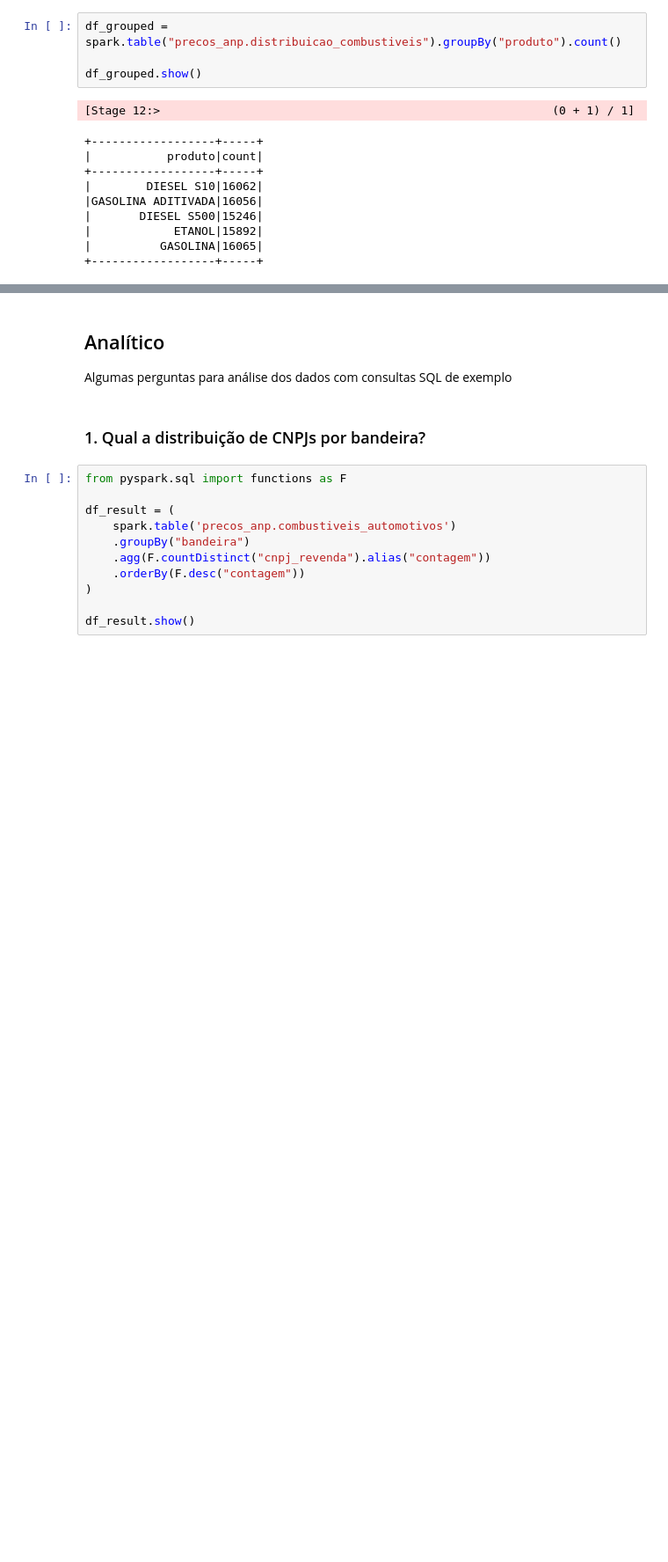
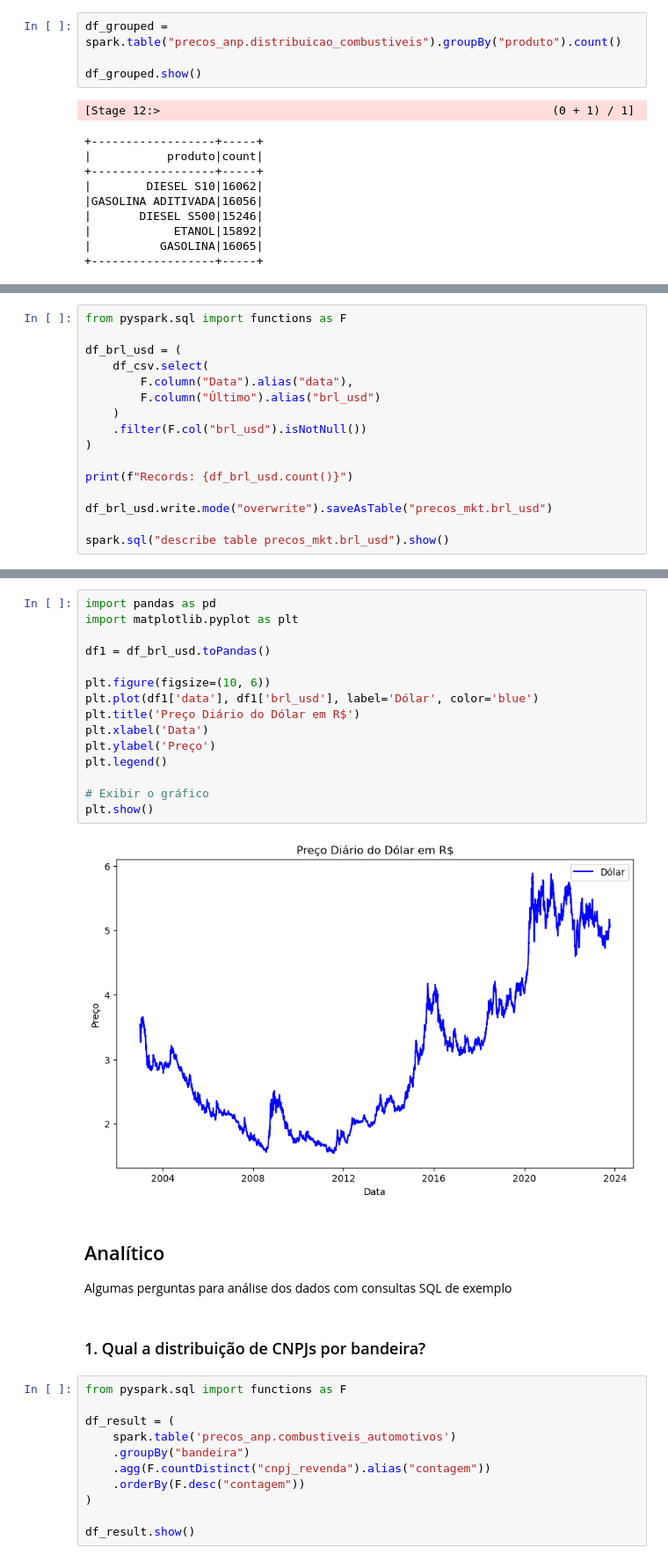
Before and after one commit to pinei/pyspark-precos-combustiveis, a Jupyter notebook: analise-dados.ipynb, the cells around one changed output, grey strips where cells are left out. Shown at 88% size. Saved outputs shown, nothing was run; the diff lists cells and outputs as text; blank space fills up the shorter version.

```diff
--- a/analise-dados.ipynb
+++ b/analise-dados.ipynb
@@ -363,0 +678,16 @@ E o valor de conversão entre Dolar e Real
+# %%
+from pyspark.sql import functions as F
+
+df_brl_usd = (
+    df_csv.select(
+        F.column("Data").alias("data"),
+        F.column("Último").alias("brl_usd")
+    )
+    .filter(F.col("brl_usd").isNotNull())
+)
+
+print(f"Records: {df_brl_usd.count()}")
+
+df_brl_usd.write.mode("overwrite").saveAsTable("precos_mkt.brl_usd")
+
+spark.sql("describe table precos_mkt.brl_usd").show()
@@ -364,3 +702,20 @@ E o valor de conversão entre Dolar e Real
+# %%
+import pandas as pd
+import matplotlib.pyplot as plt
+
+df1 = df_brl_usd.toPandas()
+
+plt.figure(figsize=(10, 6))
+plt.plot(df1['data'], df1['brl_usd'], label='Dólar', color='blue')
+plt.title('Preço Diário do Dólar em R$')
+plt.xlabel('Data')
+plt.ylabel('Preço')
+plt.legend()
+
+# Exibir o gráfico
+plt.show()
+# %% [output]
+[figure, added]
 # %% [markdown]
 ## Analítico
 
```
Also changed, not shown: parts of 34 cells of this notebook.
